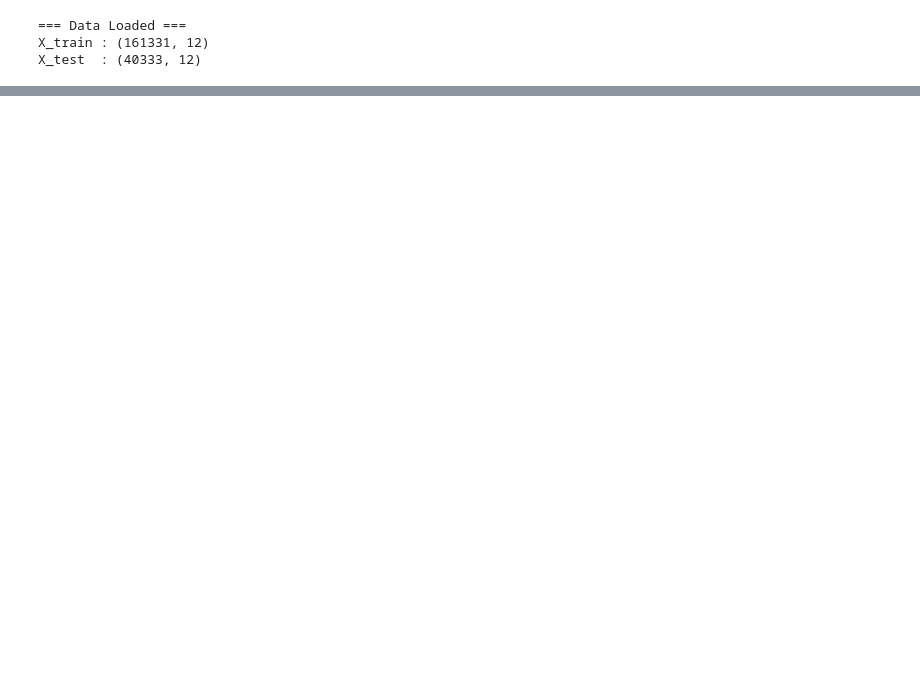
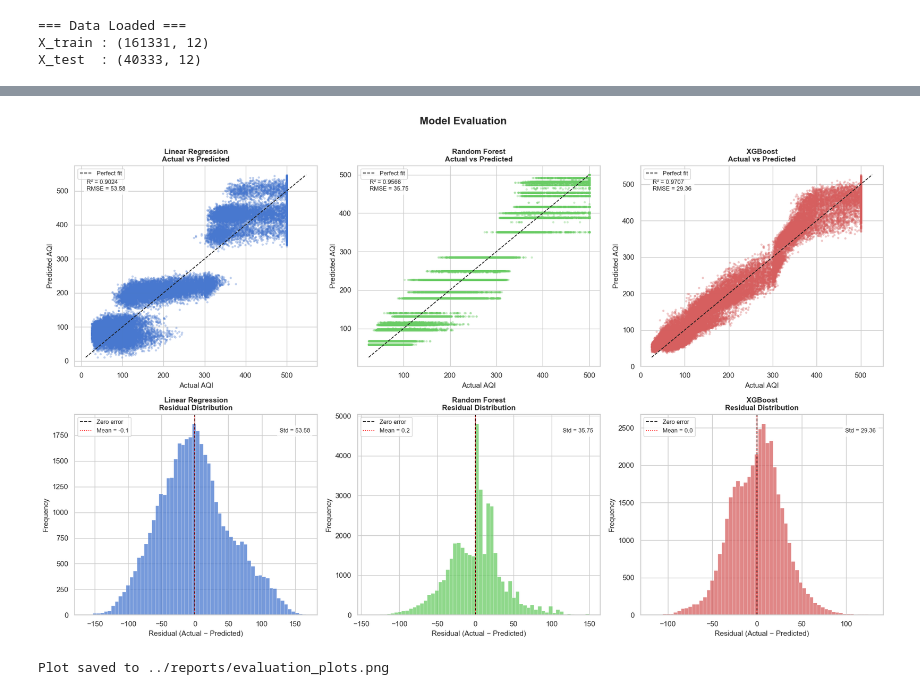
Before and after one commit to mvedant-13/aqi-prediction, a Jupyter notebook: notebooks/03_model_training.ipynb, the cells around one changed output, grey strips where cells are left out. Saved outputs shown, nothing was run; the diff lists cells and outputs as text; code cells hidden in the pictures; blank space fills up the shorter version.

Commit message:
Model comparison done

```diff
--- a/notebooks/03_model_training.ipynb
+++ b/notebooks/03_model_training.ipynb
@@ -136,0 +179,50 @@ with open('../models/xgb_model.pkl', 'wb') as f:
+# %%
+fig, axes = plt.subplots(2, 3, figsize=(18, 11))
+fig.suptitle('Model Evaluation', fontsize=16, fontweight='bold', y=1.01)
+
+models = [
+    ('Linear Regression', lr_pred),
+    ('Random Forest',     rf_pred),
+    ('XGBoost',           xgb_pred),
+]
+colors = ['#4878cf', '#6acc65', '#d65f5f']
+
+# ── Row 1: Actual vs Predicted ──
+for ax, (name, pred), color in zip(axes[0], models, colors):
+    ax.scatter(y_test, pred, alpha=0.25, s=6, color=color, rasterized=True)
+    lims = [min(y_test.min(), pred.min()), max(y_test.max(), pred.max())]
+    ax.plot(lims, lims, 'k--', linewidth=1.2, label='Perfect fit')
+    ax.set_xlabel('Actual AQI',    fontsize=11)
+    ax.set_ylabel('Predicted AQI', fontsize=11)
+    ax.set_title(f'{name}\nActual vs Predicted', fontsize=11, fontweight='bold')
+    r2 = r2_score(y_test, pred)
+    rmse = np.sqrt(mean_squared_error(y_test, pred))
+    ax.text(0.05, 0.93, f'R² = {r2:.4f}\nRMSE = {rmse:.2f}',
+            transform=ax.transAxes, fontsize=9,
+            verticalalignment='top',
+            bbox=dict(boxstyle='round,pad=0.4', facecolor='white', alpha=0.8))
+    ax.legend(fontsize=9)
+
+# ── Row 2: Residual distribution ──
+for ax, (name, pred), color in zip(axes[1], models, colors):
+    residuals = y_test - pred
+    ax.hist(residuals, bins=60, color=color, alpha=0.75, edgecolor='white', linewidth=0.3)
+    ax.axvline(0, color='black', linewidth=1.2, linestyle='--', label='Zero error')
+    ax.axvline(residuals.mean(), color='red', linewidth=1.2,
+               linestyle=':', label=f'Mean = {residuals.mean():.1f}')
+    ax.set_xlabel('Residual (Actual − Predicted)', fontsize=11)
+    ax.set_ylabel('Frequency',                     fontsize=11)
+    ax.set_title(f'{name}\nResidual Distribution', fontsize=11, fontweight='bold')
+    ax.legend(fontsize=9)
+    ax.text(0.97, 0.93, f'Std = {residuals.std():.2f}',
+            transform=ax.transAxes, fontsize=9, ha='right',
+            verticalalignment='top',
+            bbox=dict(boxstyle='round,pad=0.4', facecolor='white', alpha=0.8))
+
+plt.tight_layout()
+plt.savefig('../reports/evaluation_plots.png', dpi=150, bbox_inches='tight')
+plt.show()
+print("Plot saved to ../reports/evaluation_plots.png")
+# %% [output]
+[figure, added]
+Plot saved to ../reports/evaluation_plots.png
```
Also changed, not shown: parts of 6 cells of this notebook, 2 other files.
